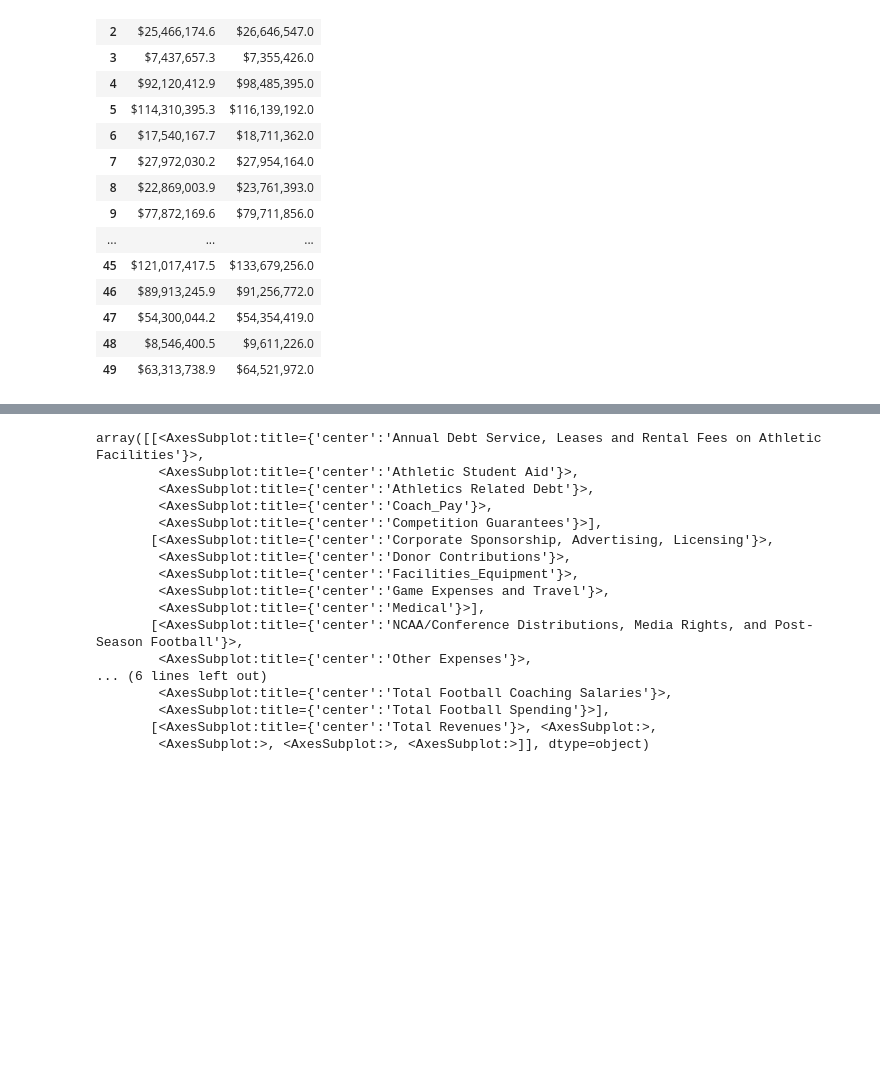
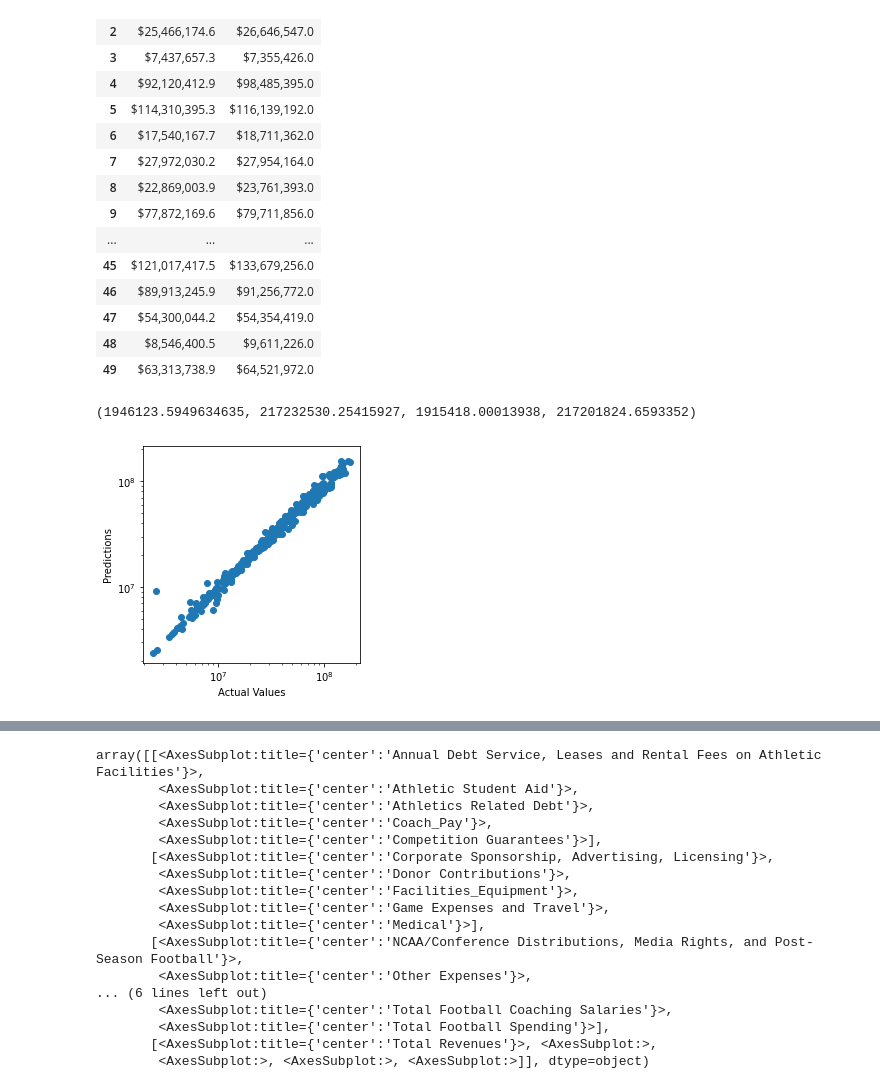
Before and after one commit to dpage02/FlutieEffect, a Jupyter notebook: Project_3/Cleaned_Resources/Expenses_MultiRegress_Model.ipynb, the cells around one changed output, grey strips where cells are left out. Cells and saved outputs as stored; diff of their text form; code cells hidden in the pictures; blank space fills up the shorter version.

```diff
--- a/Project_3/Cleaned_Resources/Expenses_MultiRegress_Model.ipynb
+++ b/Project_3/Cleaned_Resources/Expenses_MultiRegress_Model.ipynb
@@ -200,3 +204,14 @@ data.head(50)
 | 47 | $54,300,044.2 | $54,354,419.0 |
 | 48 | $8,546,400.5 | $9,611,226.0 |
 | 49 | $63,313,738.9 | $64,521,972.0 |
+# %%
+g = plt.scatter(y_actual, y_predicted)
+g.axes.set_yscale('log')
+g.axes.set_xscale('log')
+g.axes.set_xlabel('Actual Values')
+g.axes.set_ylabel('Predictions')
+g.axes.axis('equal')
+g.axes.axis('square')
+# %% [output]
+(1946123.5949634635, 217232530.25415927, 1915418.00013938, 217201824.6593352)
+[figure, added]
```
Also changed, not shown: parts of 3 cells of this notebook.
